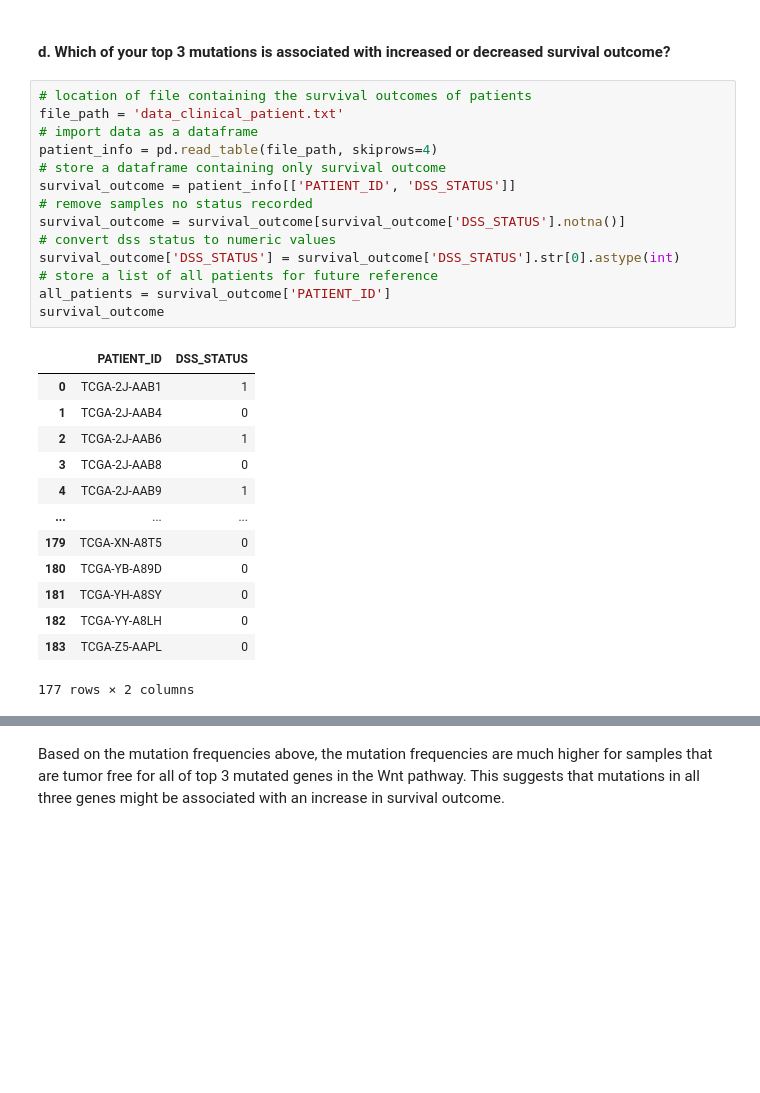
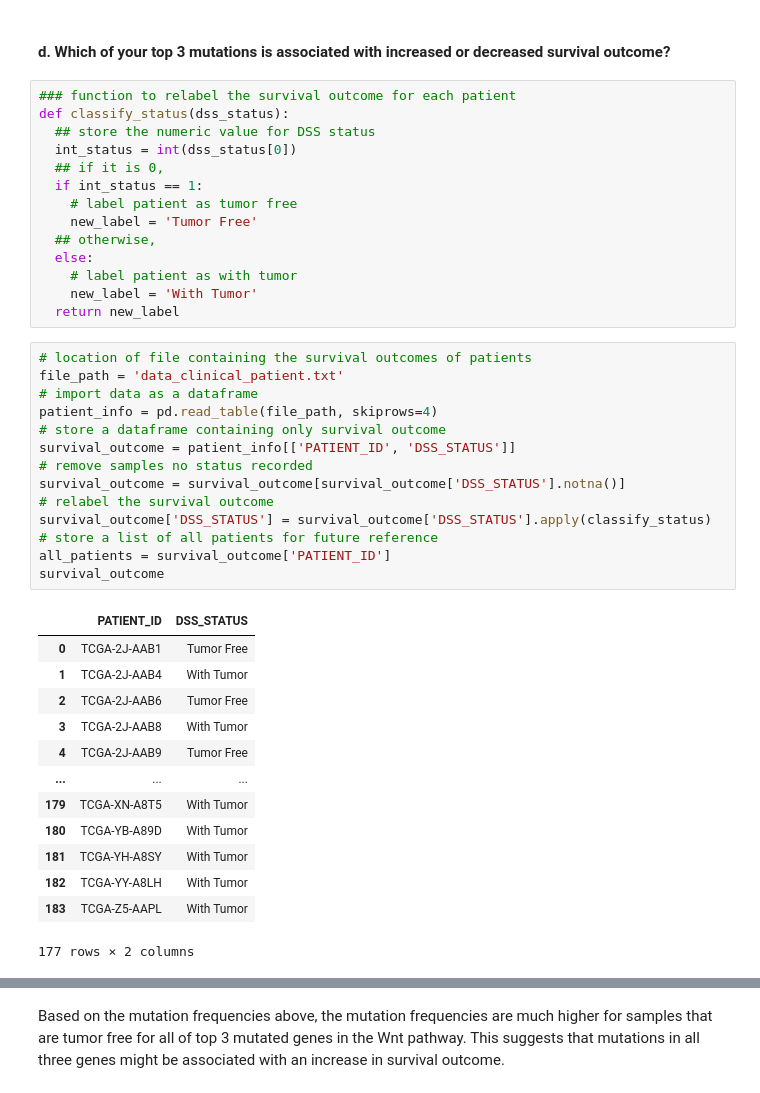
Before and after one commit to kthuang20/CancerGenomics, a Jupyter notebook: Cancer_Genomics_Final_Project.ipynb, the cells around one changed output, grey strips where cells are left out. Saved outputs shown, nothing was run; the diff lists cells and outputs as text; blank space fills up the shorter version.

```diff
--- a/Cancer_Genomics_Final_Project.ipynb
+++ b/Cancer_Genomics_Final_Project.ipynb
@@ -505,33 +503,47 @@ Summary of Copy Number Alterations in CDH20
 ---
 # %% [markdown]
 #### d. Which of your top 3 mutations is associated with increased or decreased survival outcome?
+# %%
+### function to relabel the survival outcome for each patient
+def classify_status(dss_status):
+  ## store the numeric value for DSS status
+  int_status = int(dss_status[0])
+  ## if it is 0,
+  if int_status == 1:
+    # label patient as tumor free
+    new_label = 'Tumor Free'
+  ## otherwise,
+  else:
+    # label patient as with tumor
+    new_label = 'With Tumor'
+  return new_label
 # %%
 # location of file containing the survival outcomes of patients
 file_path = 'data_clinical_patient.txt'
 # import data as a dataframe
 patient_info = pd.read_table(file_path, skiprows=4)
 # store a dataframe containing only survival outcome
 survival_outcome = patient_info[['PATIENT_ID', 'DSS_STATUS']]
 # remove samples no status recorded
 survival_outcome = survival_outcome[survival_outcome['DSS_STATUS'].notna()]
-# convert dss status to numeric values
-survival_outcome['DSS_STATUS'] = survival_outcome['DSS_STATUS'].str[0].astype(int)
+# relabel the survival outcome
+survival_outcome['DSS_STATUS'] = survival_outcome['DSS_STATUS'].apply(classify_status)
 # store a list of all patients for future reference
 all_patients = survival_outcome['PATIENT_ID']
 survival_outcome
 # %% [output]
 |  | PATIENT_ID | DSS_STATUS |
-| 0 | TCGA-2J-AAB1 | 1 |
-| 1 | TCGA-2J-AAB4 | 0 |
-| 2 | TCGA-2J-AAB6 | 1 |
-| 3 | TCGA-2J-AAB8 | 0 |
-| 4 | TCGA-2J-AAB9 | 1 |
+| 0 | TCGA-2J-AAB1 | Tumor Free |
+| 1 | TCGA-2J-AAB4 | With Tumor |
+| 2 | TCGA-2J-AAB6 | Tumor Free |
+| 3 | TCGA-2J-AAB8 | With Tumor |
+| 4 | TCGA-2J-AAB9 | Tumor Free |
 | ... | ... | ... |
-| 179 | TCGA-XN-A8T5 | 0 |
-| 180 | TCGA-YB-A89D | 0 |
-| 181 | TCGA-YH-A8SY | 0 |
-| 182 | TCGA-YY-A8LH | 0 |
-| 183 | TCGA-Z5-AAPL | 0 |
+| 179 | TCGA-XN-A8T5 | With Tumor |
+| 180 | TCGA-YB-A89D | With Tumor |
+| 181 | TCGA-YH-A8SY | With Tumor |
+| 182 | TCGA-YY-A8LH | With Tumor |
+| 183 | TCGA-Z5-AAPL | With Tumor |
 177 rows × 2 columns
 # %%
 # store a list containing the top 3 mutated genes in the Wnt pathway
```
Also changed, not shown: parts of 30 cells of this notebook.
